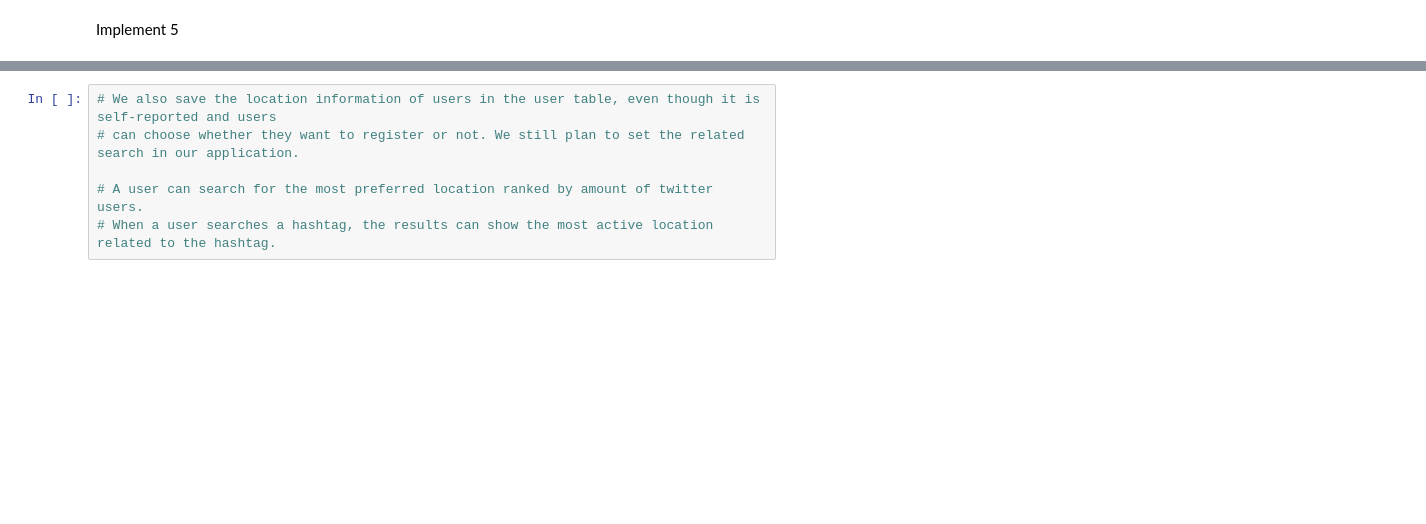
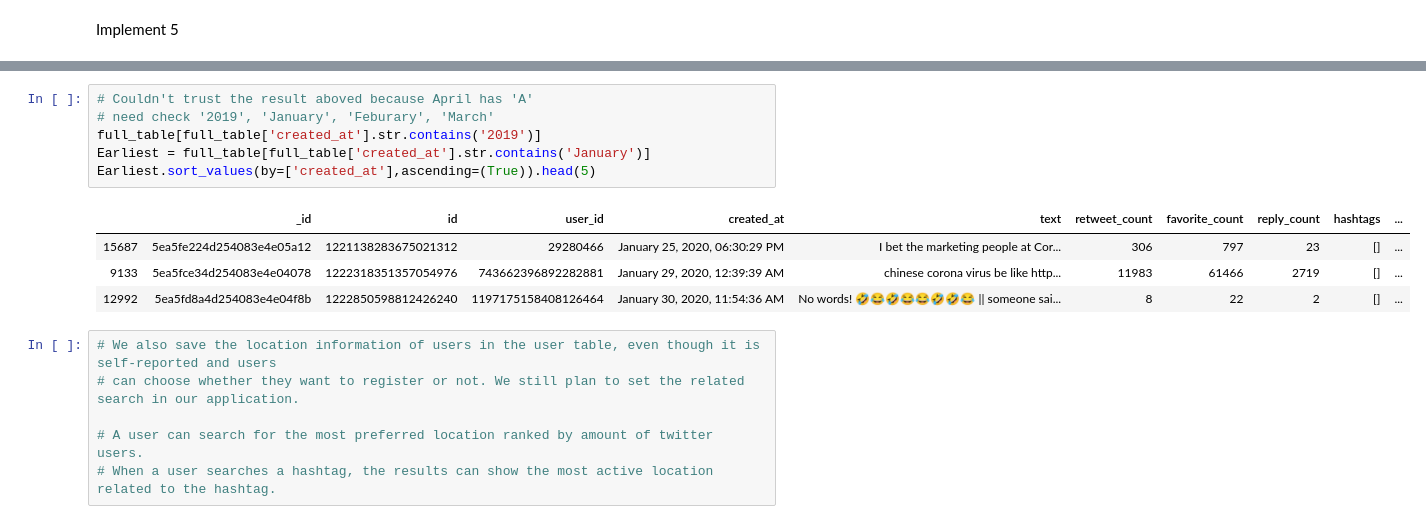
Before and after one commit to Hui-Dora-Wang/Search-Application-on-Twitter, a Jupyter notebook: search_app.ipynb, the cells around one changed output, grey strips where cells are left out. Drawn from its saved outputs; the diff is of its cells as text; blank space fills up the shorter version.

```diff
--- a/search_app.ipynb
+++ b/search_app.ipynb
@@ -511,3 +523,14 @@ Implement 5
+# %%
+# Couldn't trust the result aboved because April has 'A'
+# need check '2019', 'January', 'Feburary', 'March'
+full_table[full_table['created_at'].str.contains('2019')]
+Earliest = full_table[full_table['created_at'].str.contains('January')]
+Earliest.sort_values(by=['created_at'],ascending=(True)).head(5)
+# %% [output]
+|  | _id | id | user_id | created_at | text | retweet_count | favorite_count | reply_count | hashtags | ... |
+| 15687 | 5ea5fe224d254083e4e05a12 | 1221138283675021312 | 29280466 | January 25, 2020, 06:30:29 PM | I bet the marketing people at Cor... | 306 | 797 | 23 | [] | ... |
+| 9133 | 5ea5fce34d254083e4e04078 | 1222318351357054976 | 743662396892282881 | January 29, 2020, 12:39:39 AM | chinese corona virus be like http... | 11983 | 61466 | 2719 | [] | ... |
+| 12992 | 5ea5fd8a4d254083e4e04f8b | 1222850598812426240 | 1197175158408126464 | January 30, 2020, 11:54:36 AM | No words! 🤣😂🤣😂😂🤣🤣😂 || someone sai... | 8 | 22 | 2 | [] | ... |
 # %%
 # We also save the location information of users in the user table, even though it is self-reported and users
 # can choose whether they want to register or not. We still plan to set the related search in our application.
```
Also changed, not shown: parts of 2 cells of this notebook.
